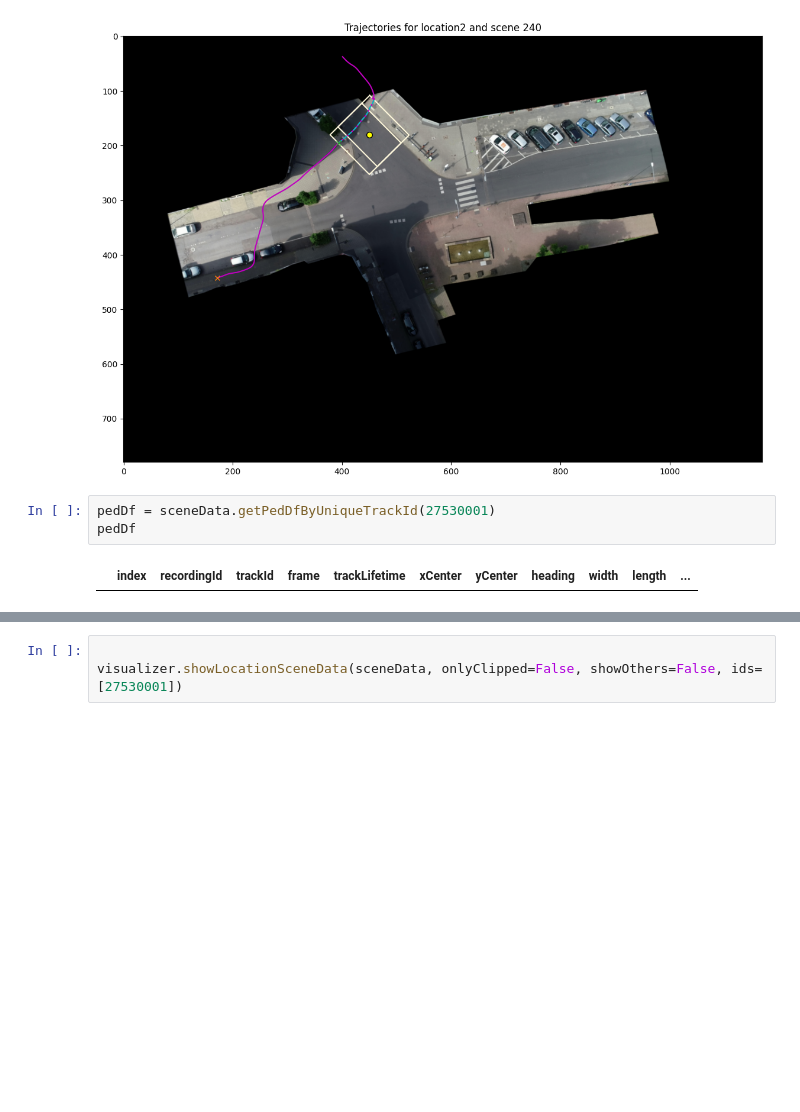
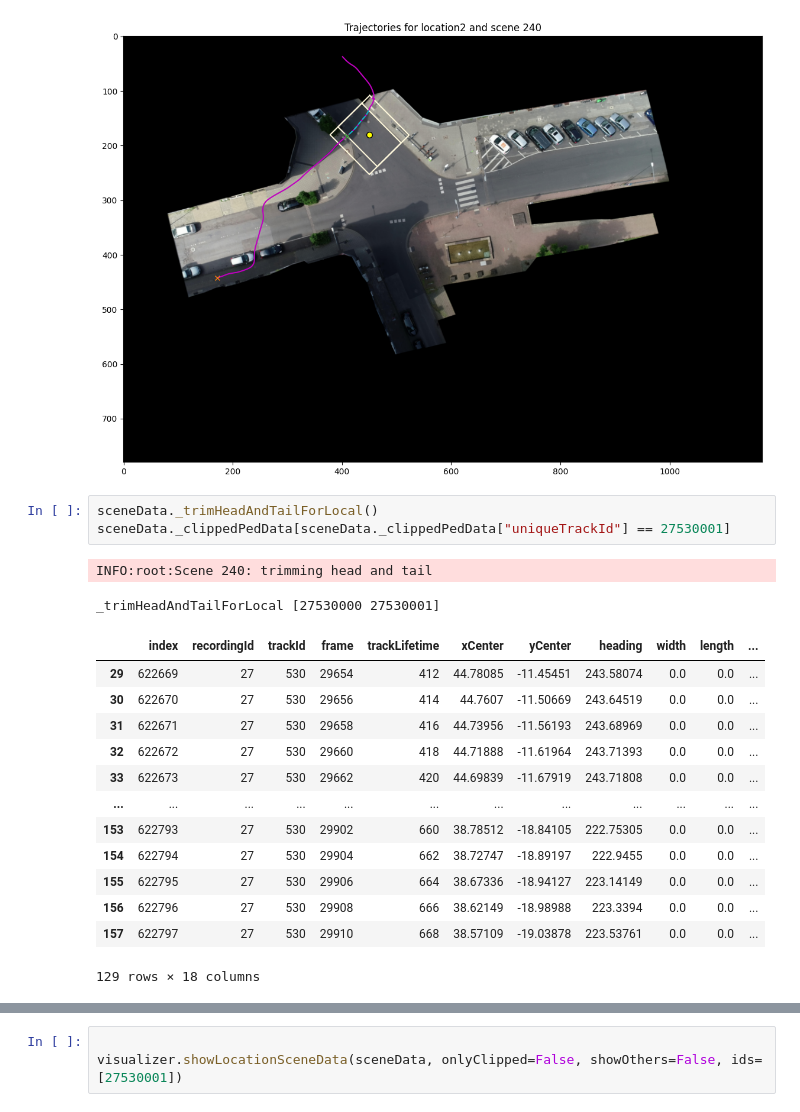
Before and after one commit to ika-rwth-aachen/drone-dataset-tools, a Jupyter notebook: src/notebooks/extractor-all.ipynb, the cells around one changed output, grey strips where cells are left out. Cells and saved outputs as stored; diff of their text form; blank space fills up the shorter version.

```diff
--- a/src/notebooks/extractor-all.ipynb
+++ b/src/notebooks/extractor-all.ipynb
@@ -153,10 +216,24 @@ visualizer.showLocationSceneData(sceneData, onlyClipped=False, showOthers=False,
 # %% [output]
 [figure]
 # %%
-pedDf = sceneData.getPedDfByUniqueTrackId(27530001)
-pedDf
+sceneData._trimHeadAndTailForLocal()
+sceneData._clippedPedData[sceneData._clippedPedData["uniqueTrackId"] == 27530001]
 # %% [output]
+INFO:root:Scene 240: trimming head and tail
+_trimHeadAndTailForLocal [27530000 27530001]
 |  | index | recordingId | trackId | frame | trackLifetime | xCenter | yCenter | heading | width | length | ... |
+| 29 | 622669 | 27 | 530 | 29654 | 412 | 44.78085 | -11.45451 | 243.58074 | 0.0 | 0.0 | ... |
+| 30 | 622670 | 27 | 530 | 29656 | 414 | 44.7607 | -11.50669 | 243.64519 | 0.0 | 0.0 | ... |
+| 31 | 622671 | 27 | 530 | 29658 | 416 | 44.73956 | -11.56193 | 243.68969 | 0.0 | 0.0 | ... |
+| 32 | 622672 | 27 | 530 | 29660 | 418 | 44.71888 | -11.61964 | 243.71393 | 0.0 | 0.0 | ... |
+| 33 | 622673 | 27 | 530 | 29662 | 420 | 44.69839 | -11.67919 | 243.71808 | 0.0 | 0.0 | ... |
+| ... | ... | ... | ... | ... | ... | ... | ... | ... | ... | ... | ... |
+| 153 | 622793 | 27 | 530 | 29902 | 660 | 38.78512 | -18.84105 | 222.75305 | 0.0 | 0.0 | ... |
+| 154 | 622794 | 27 | 530 | 29904 | 662 | 38.72747 | -18.89197 | 222.9455 | 0.0 | 0.0 | ... |
+| 155 | 622795 | 27 | 530 | 29906 | 664 | 38.67336 | -18.94127 | 223.14149 | 0.0 | 0.0 | ... |
+| 156 | 622796 | 27 | 530 | 29908 | 666 | 38.62149 | -18.98988 | 223.3394 | 0.0 | 0.0 | ... |
+| 157 | 622797 | 27 | 530 | 29910 | 668 | 38.57109 | -19.03878 | 223.53761 | 0.0 | 0.0 | ... |
+129 rows × 18 columns
 # %%
 
 sceneData._clipPed(crossingOffset = sceneData.CROSSING_CLIP_OFFSET_AFTER_DYNAMICS, onFull=False, ids=[27530001])
```
Also changed, not shown: parts of 8 cells of this notebook, 2 other files.
